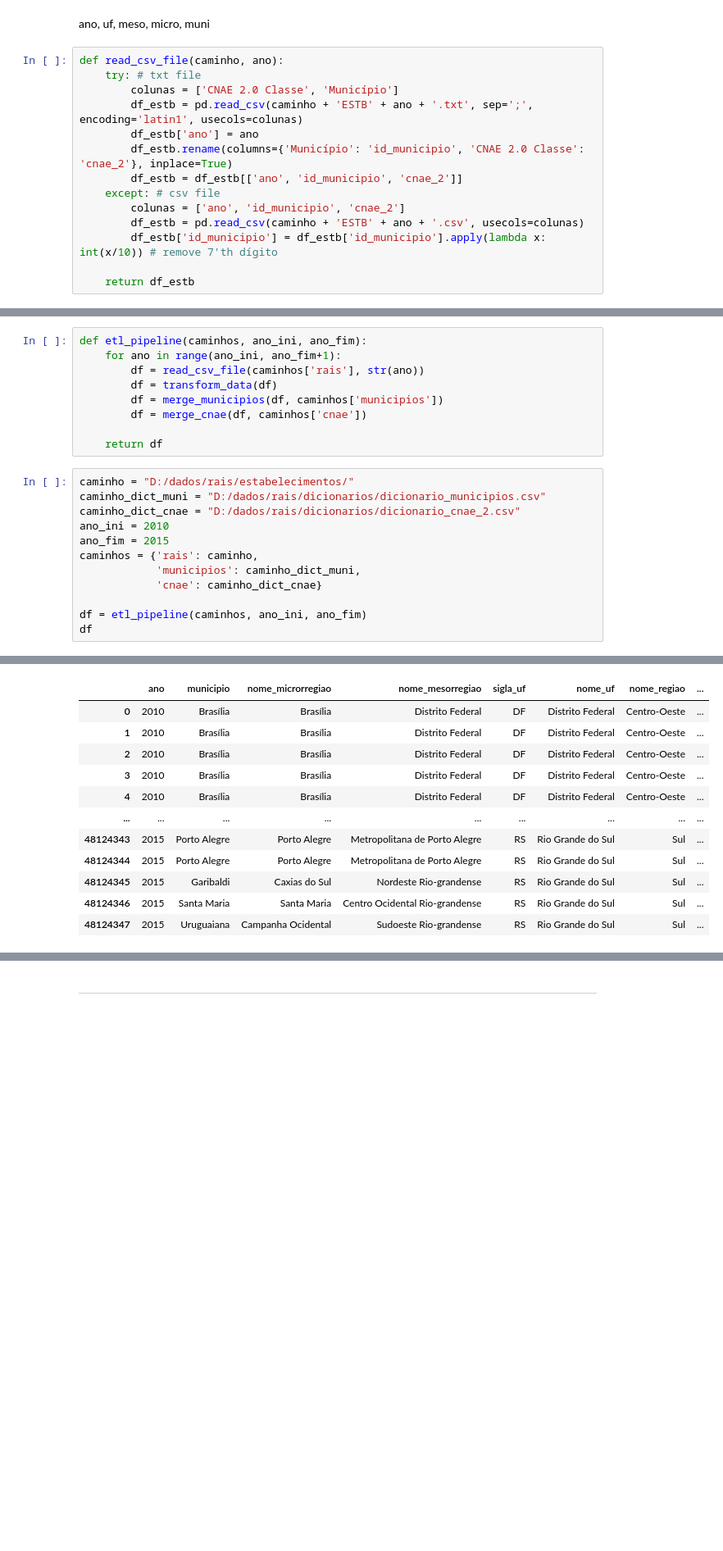
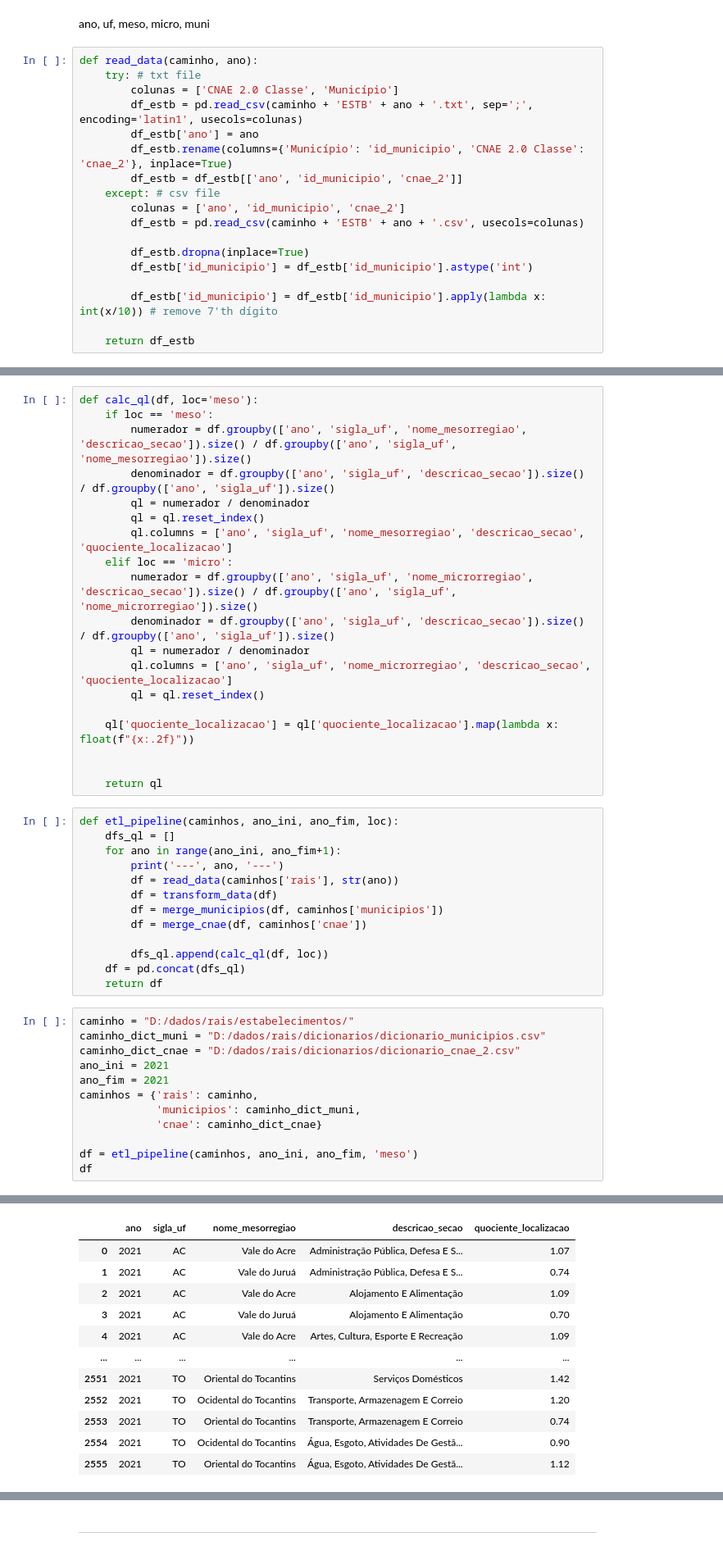
Before and after one commit to gabrielramos731/etl-rais, a Jupyter notebook: main.ipynb, the cells around one changed output, grey strips where cells are left out. Shown: that part at 82% size. Drawn from its saved outputs; the diff is of its cells as text; blank space fills up the shorter version.

```diff
--- a/main.ipynb
+++ b/main.ipynb
@@ -16,7 +16,7 @@ TODO
 # %% [markdown]
 ano, uf, meso, micro, muni
 # %%
-def read_csv_file(caminho, ano):
+def read_data(caminho, ano):
     try: # txt file
         colunas = ['CNAE 2.0 Classe', 'Município']
         df_estb = pd.read_csv(caminho + 'ESTB' + ano + '.txt', sep=';', encoding='latin1', usecols=colunas)
@@ -26,6 +26,10 @@ def read_csv_file(caminho, ano):
     except: # csv file
         colunas = ['ano', 'id_municipio', 'cnae_2']
         df_estb = pd.read_csv(caminho + 'ESTB' + ano + '.csv', usecols=colunas)
+
+        df_estb.dropna(inplace=True)
+        df_estb['id_municipio'] = df_estb['id_municipio'].astype('int')
+
         df_estb['id_municipio'] = df_estb['id_municipio'].apply(lambda x: int(x/10)) # remove 7'th dígito
 
     return df_estb
@@ -64,25 +68,48 @@ def merge_cnae(df, caminho):
     df = pd.merge(df, df_cnae, on='cnae_secao', how='left')
     df.drop(columns=['cnae_secao'], inplace=True)
     return df
+# %%
+def calc_ql(df, loc='meso'):
+    if loc == 'meso':
+        numerador = df.groupby(['ano', 'sigla_uf', 'nome_mesorregiao', 'descricao_secao']).size() / df.groupby(['ano', 'sigla_uf', 'nome_mesorregiao']).size()
+        denominador = df.groupby(['ano', 'sigla_uf', 'descricao_secao']).size() / df.groupby(['ano', 'sigla_uf']).size()
+        ql = numerador / denominador
+        ql = ql.reset_index()
+        ql.columns = ['ano', 'sigla_uf', 'nome_mesorregiao', 'descricao_secao', 'quociente_localizacao']
+    elif loc == 'micro':
+        numerador = df.groupby(['ano', 'sigla_uf', 'nome_microrregiao', 'descricao_secao']).size() / df.groupby(['ano', 'sigla_uf', 'nome_microrregiao']).size()
+        denominador = df.groupby(['ano', 'sigla_uf', 'descricao_secao']).size() / df.groupby(['ano', 'sigla_uf']).size()
+        ql = numerador / denominador
+        ql.columns = ['ano', 'sigla_uf', 'nome_microrregiao', 'descricao_secao', 'quociente_localizacao']
+        ql = ql.reset_index()
+
+    ql['quociente_localizacao'] = ql['quociente_localizacao'].map(lambda x: float(f"{x:.2f}"))
+
+
+    return ql
 # %%
-def etl_pipeline(caminhos, ano_ini, ano_fim):
+def etl_pipeline(caminhos, ano_ini, ano_fim, loc):
+    dfs_ql = []
     for ano in range(ano_ini, ano_fim+1):
-        df = read_csv_file(caminhos['rais'], str(ano))
+        print('---', ano, '---')
+        df = read_data(caminhos['rais'], str(ano))
         df = transform_data(df)
         df = merge_municipios(df, caminhos['municipios'])
         df = merge_cnae(df, caminhos['cnae'])
 
+        dfs_ql.append(calc_ql(df, loc))
+    df = pd.concat(dfs_ql)
     return df
 # %%
 caminho = "D:/dados/rais/estabelecimentos/"
 caminho_dict_muni = "D:/dados/rais/dicionarios/dicionario_municipios.csv"
 caminho_dict_cnae = "D:/dados/rais/dicionarios/dicionario_cnae_2.csv"
-ano_ini = 2010
-ano_fim = 2015
+ano_ini = 2021
+ano_fim = 2021
 caminhos = {'rais': caminho,
             'municipios': caminho_dict_muni,
             'cnae': caminho_dict_cnae}
 
-df = etl_pipeline(caminhos, ano_ini, ano_fim)
+df = etl_pipeline(caminhos, ano_ini, ano_fim, 'meso')
 df
 # %% [output]
@@ -89,12 +117,12 @@ df
-|  | ano | municipio | nome_microrregiao | nome_mesorregiao | sigla_uf | nome_uf | nome_regiao | ... |
-| 0 | 2010 | Brasília | Brasília | Distrito Federal | DF | Distrito Federal | Centro-Oeste | ... |
-| 1 | 2010 | Brasília | Brasília | Distrito Federal | DF | Distrito Federal | Centro-Oeste | ... |
-| 2 | 2010 | Brasília | Brasília | Distrito Federal | DF | Distrito Federal | Centro-Oeste | ... |
-| 3 | 2010 | Brasília | Brasília | Distrito Federal | DF | Distrito Federal | Centro-Oeste | ... |
-| 4 | 2010 | Brasília | Brasília | Distrito Federal | DF | Distrito Federal | Centro-Oeste | ... |
-| ... | ... | ... | ... | ... | ... | ... | ... | ... |
-| 48124343 | 2015 | Porto Alegre | Porto Alegre | Metropolitana de Porto Alegre | RS | Rio Grande do Sul | Sul | ... |
-| 48124344 | 2015 | Porto Alegre | Porto Alegre | Metropolitana de Porto Alegre | RS | Rio Grande do Sul | Sul | ... |
-| 48124345 | 2015 | Garibaldi | Caxias do Sul | Nordeste Rio-grandense | RS | Rio Grande do Sul | Sul | ... |
-| 48124346 | 2015 | Santa Maria | Santa Maria | Centro Ocidental Rio-grandense | RS | Rio Grande do Sul | Sul | ... |
-| 48124347 | 2015 | Uruguaiana | Campanha Ocidental | Sudoeste Rio-grandense | RS | Rio Grande do Sul | Sul | ... |
+|  | ano | sigla_uf | nome_mesorregiao | descricao_secao | quociente_localizacao |
+| 0 | 2021 | AC | Vale do Acre | Administração Pública, Defesa E S... | 1.07 |
+| 1 | 2021 | AC | Vale do Juruá | Administração Pública, Defesa E S... | 0.74 |
+| 2 | 2021 | AC | Vale do Acre | Alojamento E Alimentação | 1.09 |
+| 3 | 2021 | AC | Vale do Juruá | Alojamento E Alimentação | 0.70 |
+| 4 | 2021 | AC | Vale do Acre | Artes, Cultura, Esporte E Recreação | 1.09 |
+| ... | ... | ... | ... | ... | ... |
+| 2551 | 2021 | TO | Oriental do Tocantins | Serviços Domésticos | 1.42 |
+| 2552 | 2021 | TO | Ocidental do Tocantins | Transporte, Armazenagem E Correio | 1.20 |
+| 2553 | 2021 | TO | Oriental do Tocantins | Transporte, Armazenagem E Correio | 0.74 |
+| 2554 | 2021 | TO | Ocidental do Tocantins | Água, Esgoto, Atividades De Gestã... | 0.90 |
+| 2555 | 2021 | TO | Oriental do Tocantins | Água, Esgoto, Atividades De Gestã... | 1.12 |
```
Also changed, not shown: parts of 16 cells of this notebook.
